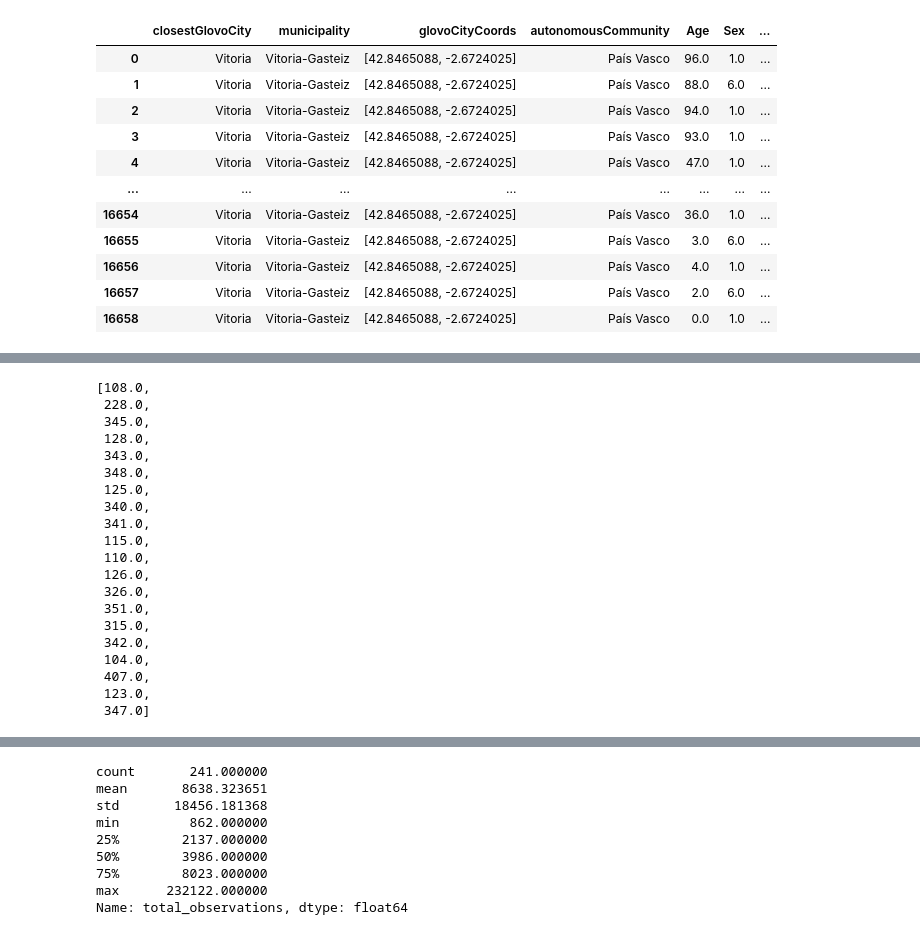
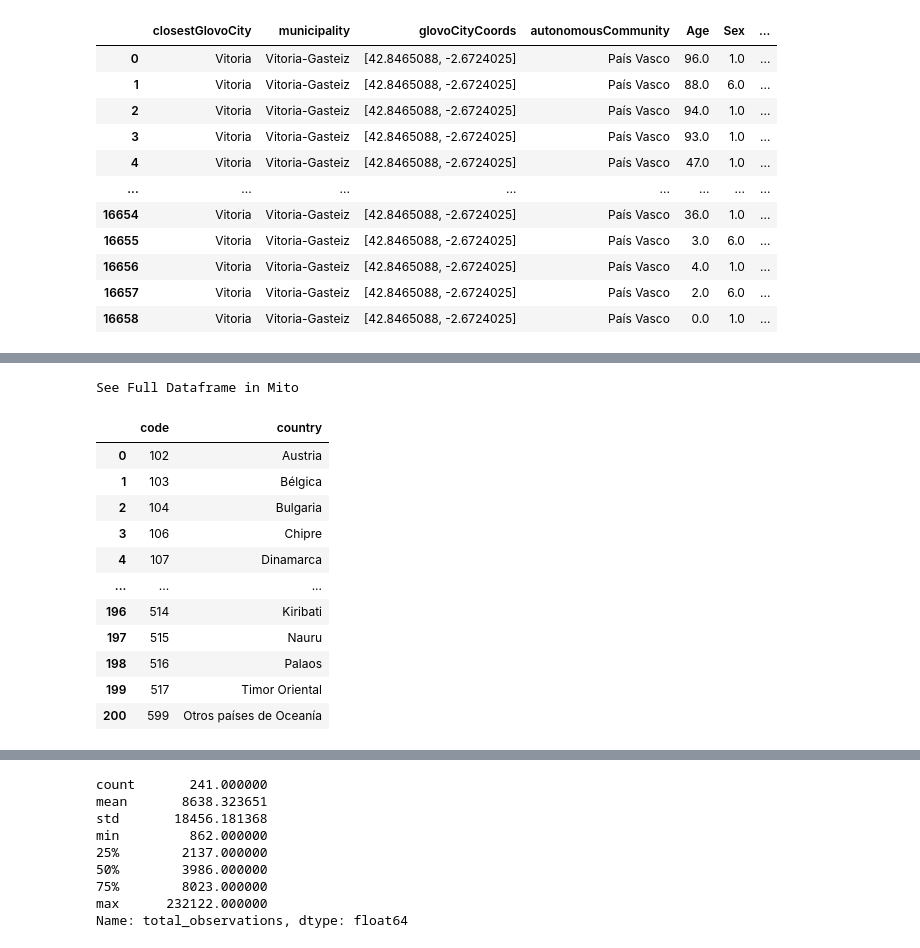
Before and after one commit to linkcharger/glovo, a Jupyter notebook: merging/mergingGlovoAndAux.ipynb, the cells around one changed output, grey strips where cells are left out. Cells and saved outputs as stored; diff of their text form; code cells hidden in the pictures.

```diff
--- a/merging/mergingGlovoAndAux.ipynb
+++ b/merging/mergingGlovoAndAux.ipynb
@@ -510,27 +532,20 @@ census['Country code of nationality'].value_counts(dropna=False).to_frame().to_e
-# %%
-top10countryCodes = list(census['Country code of nationality'].value_counts(dropna=False).index)[:20]
-top10countryCodes
-# %% [output]
-[108.0,
- 228.0,
- 345.0,
- 128.0,
- 343.0,
- 348.0,
- 125.0,
- 340.0,
- 341.0,
- 115.0,
- 110.0,
- 126.0,
- 326.0,
- 351.0,
- 315.0,
- 342.0,
- 104.0,
- 407.0,
- 123.0,
- 347.0]
+# %%
+countryCodeKeyDF = pd.read_excel('country_codes_key.xlsx')
+countryCodeKeyDF
+# %% [output]
+See Full Dataframe in Mito
+|  | code | country |
+| 0 | 102 | Austria |
+| 1 | 103 | Bélgica |
+| 2 | 104 | Bulgaria |
+| 3 | 106 | Chipre |
+| 4 | 107 | Dinamarca |
+| ... | ... | ... |
+| 196 | 514 | Kiribati |
+| 197 | 515 | Nauru |
+| 198 | 516 | Palaos |
+| 199 | 517 | Timor Oriental |
+| 200 | 599 | Otros países de Oceanía |
 # %%
 collapsed = pd.DataFrame()
 
```
Also changed, not shown: parts of 4 cells of this notebook, 2 other files.
